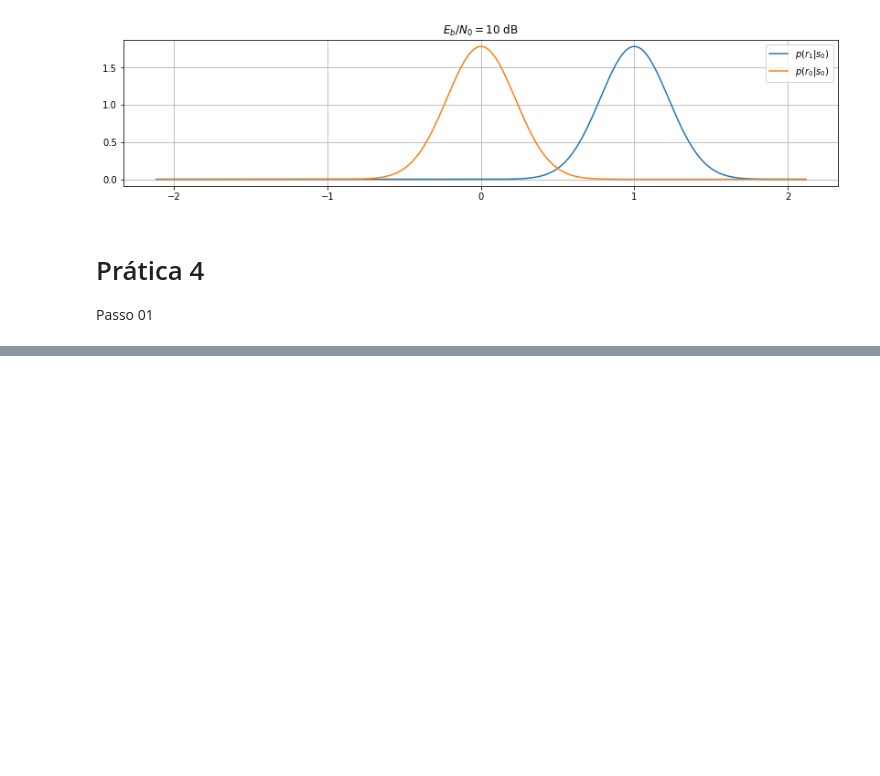
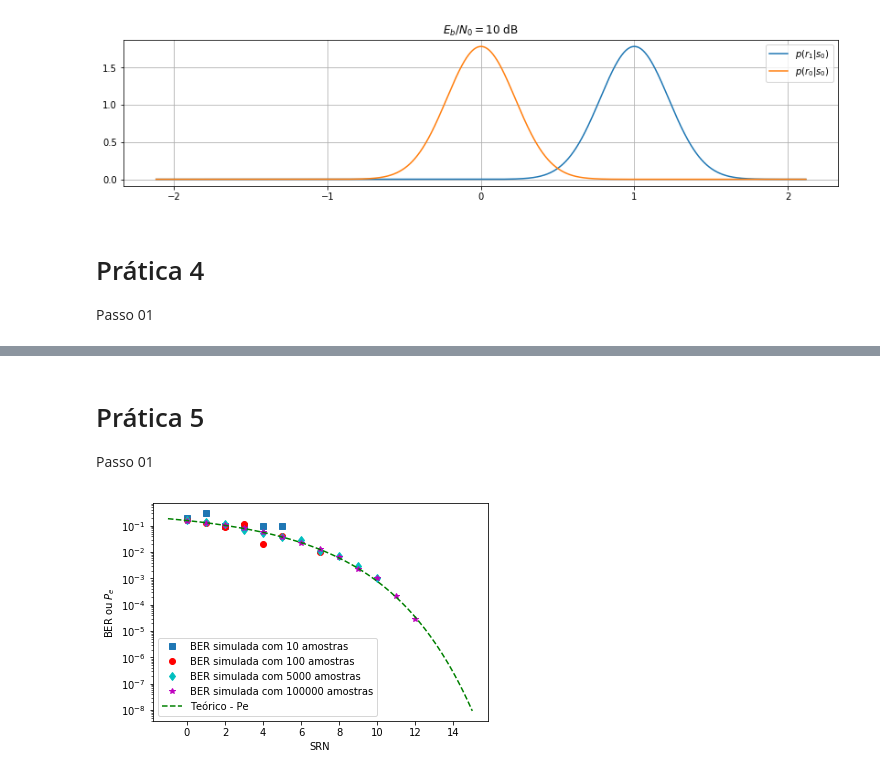
Before and after one commit to victordcsilva/DCO2004_Lab_Prototipagem, a Jupyter notebook: H09/Entrega_h09.ipynb, the cells around one changed output, grey strips where cells are left out. Cells and saved outputs as stored; diff of their text form; code cells hidden in the pictures; blank space fills up the shorter version.

```diff
--- a/H09/Entrega_h09.ipynb
+++ b/H09/Entrega_h09.ipynb
@@ -270,0 +279,35 @@ TypeError: 'int' object is not subscriptable
+# %% [markdown]
+# Prática 5
+Passo 01
+# %%
+from scipy.io import loadmat
+from scipy import special
+import numpy as np
+import matplotlib.pyplot as plt
+mat_data = loadmat('/home/victor/vtSimErr.mat')      # Retorna um dicionário
+
+
+vtSimErro=mat_data['vtSimErr'].flatten()
+
+
+vtEbNoSim=np.arange(0,16)
+vtEbNoTeo=np.arange(-1,15.1,0.1)
+vtTeoError=0*(np.arange(-1,15.1,0.1))
+vtnMCSamples=[10,100,5000,100000]
+
+plt.semilogy(vtEbNoSim,vtSimErro[0:16],'s')
+plt.semilogy(vtEbNoSim,vtSimErro[16:32],'or')
+plt.semilogy(vtEbNoSim,vtSimErro[32:48],'dc')
+plt.semilogy(vtEbNoSim,vtSimErro[48:64],'*m')
+
+vtSNR=10**(vtEbNoTeo/10)
+for il in range(0,len(vtEbNoTeo)):
+    vtTeoError[il]=(1/2)*special.erfc(sqrt(vtSNR[il])/sqrt(2))
+    #qfunc(x)=(1/2)*erfc(x/sqrt(2))
+plt.semilogy(vtEbNoTeo,vtTeoError,'--g')
+plt.legend(['BER simulada com 10 amostras','BER simulada com 100 amostras','BER simulada com 5000 amostras','BER simulada com 100000 amostras','Teórico - Pe'])
+plt.xlabel('SRN')
+plt.ylabel('BER ou $P_{e}$')
+plt.show()
+# %% [output]
+[figure, added]
```
Also changed, not shown: parts of 8 cells of this notebook.
